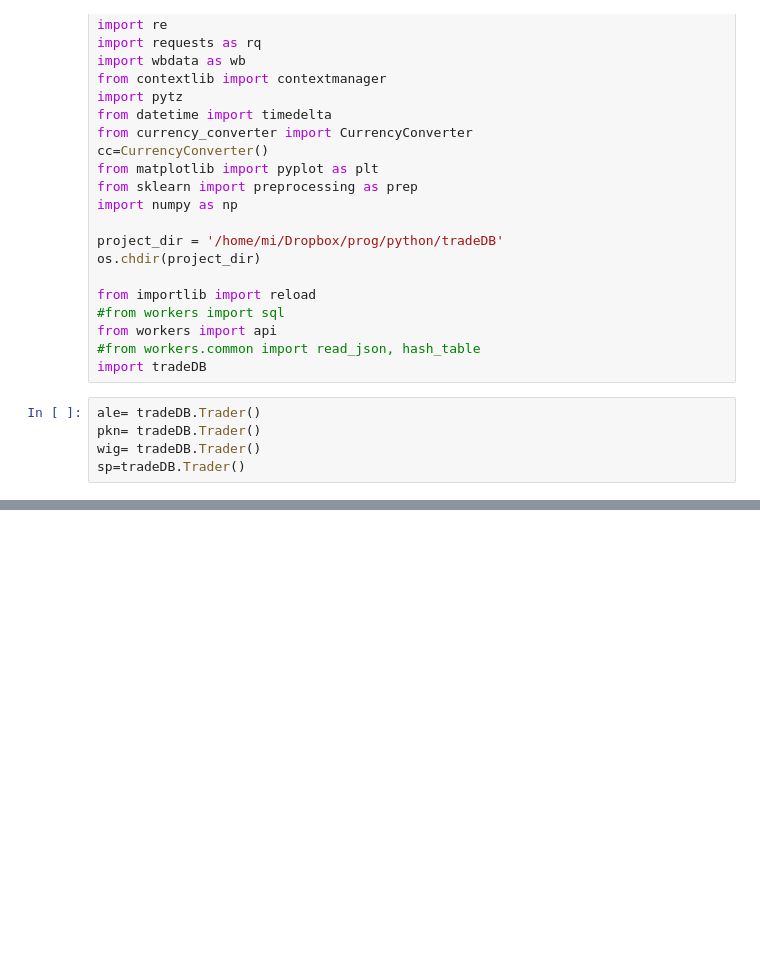
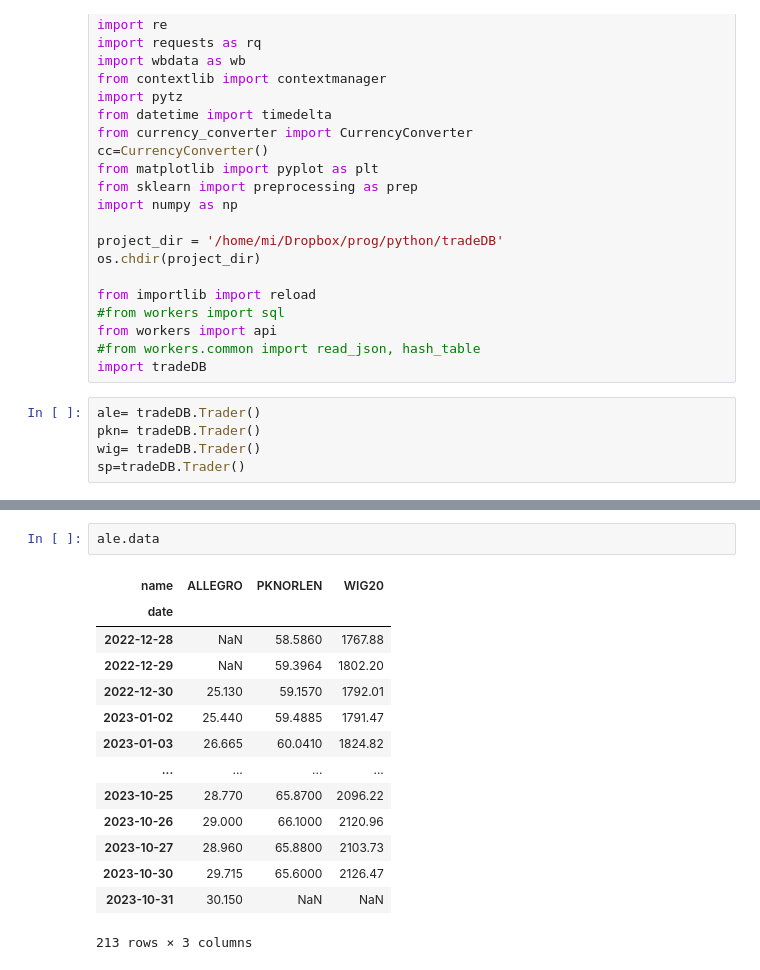
Before and after one commit to zielaskowski/tradeDB, a Jupyter notebook: dev/stooq.ipynb, the cells around one changed output, grey strips where cells are left out. Saved outputs shown, nothing was run; the diff lists cells and outputs as text; blank space fills up the shorter version.

```diff
--- a/dev/stooq.ipynb
+++ b/dev/stooq.ipynb
@@ -36,0 +58,17 @@ sp=tradeDB.Trader()
+# %%
+ale.data
+# %% [output]
+| name | ALLEGRO | PKNORLEN | WIG20 |
+| date |  |  |  |
+| 2022-12-28 | NaN | 58.5860 | 1767.88 |
+| 2022-12-29 | NaN | 59.3964 | 1802.20 |
+| 2022-12-30 | 25.130 | 59.1570 | 1792.01 |
+| 2023-01-02 | 25.440 | 59.4885 | 1791.47 |
+| 2023-01-03 | 26.665 | 60.0410 | 1824.82 |
+| ... | ... | ... | ... |
+| 2023-10-25 | 28.770 | 65.8700 | 2096.22 |
+| 2023-10-26 | 29.000 | 66.1000 | 2120.96 |
+| 2023-10-27 | 28.960 | 65.8800 | 2103.73 |
+| 2023-10-30 | 29.715 | 65.6000 | 2126.47 |
+| 2023-10-31 | 30.150 | NaN | NaN |
+213 rows × 3 columns
```
Also changed, not shown: parts of 19 cells of this notebook, 3 other files.
